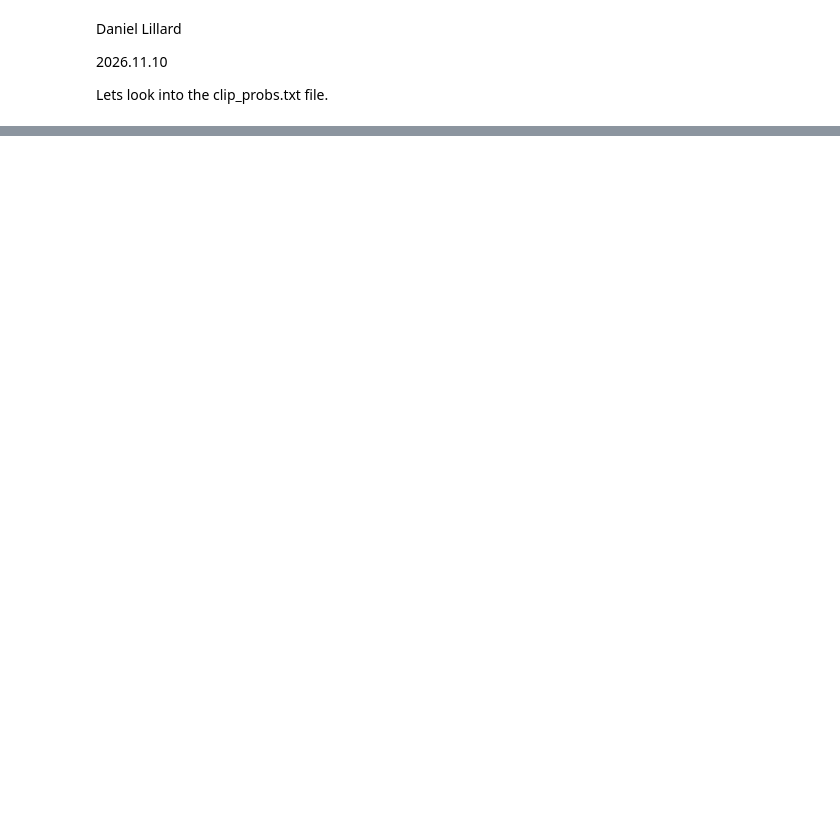
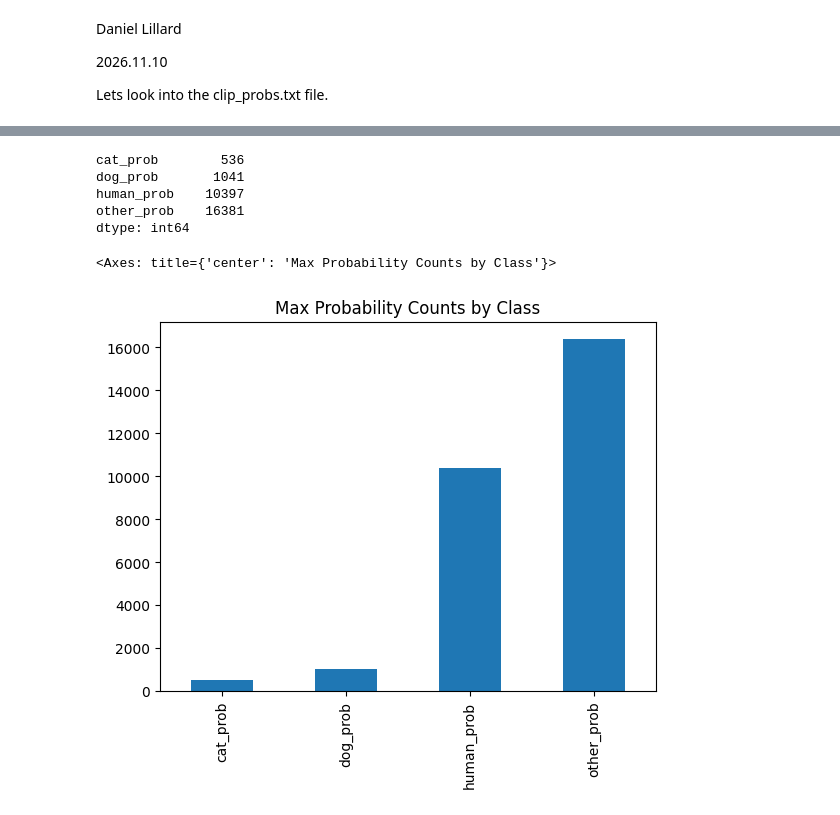
Before and after one commit to DLillard12/final_proj_vine_comp, a Jupyter notebook: clip_analysis.ipynb, the cells around one changed output, grey strips where cells are left out. Cells and saved outputs as stored; diff of their text form; code cells hidden in the pictures; blank space fills up the shorter version.

```diff
--- a/clip_analysis.ipynb
+++ b/clip_analysis.ipynb
@@ -33,0 +49,13 @@ df
+# %%
+max_vals = df[["human_prob", "dog_prob", "cat_prob", "other_prob"]].idxmax(axis=1)
+# %%
+print(max_vals.groupby(by=max_vals).size())
+max_vals.groupby(by=max_vals).size().plot(kind='bar', title='Max Probability Counts by Class')
+# %% [output]
+cat_prob        536
+dog_prob       1041
+human_prob    10397
+other_prob    16381
+dtype: int64
+<Axes: title={'center': 'Max Probability Counts by Class'}>
+[figure, added]
```
Also changed, not shown: parts of 3 cells of this notebook.
